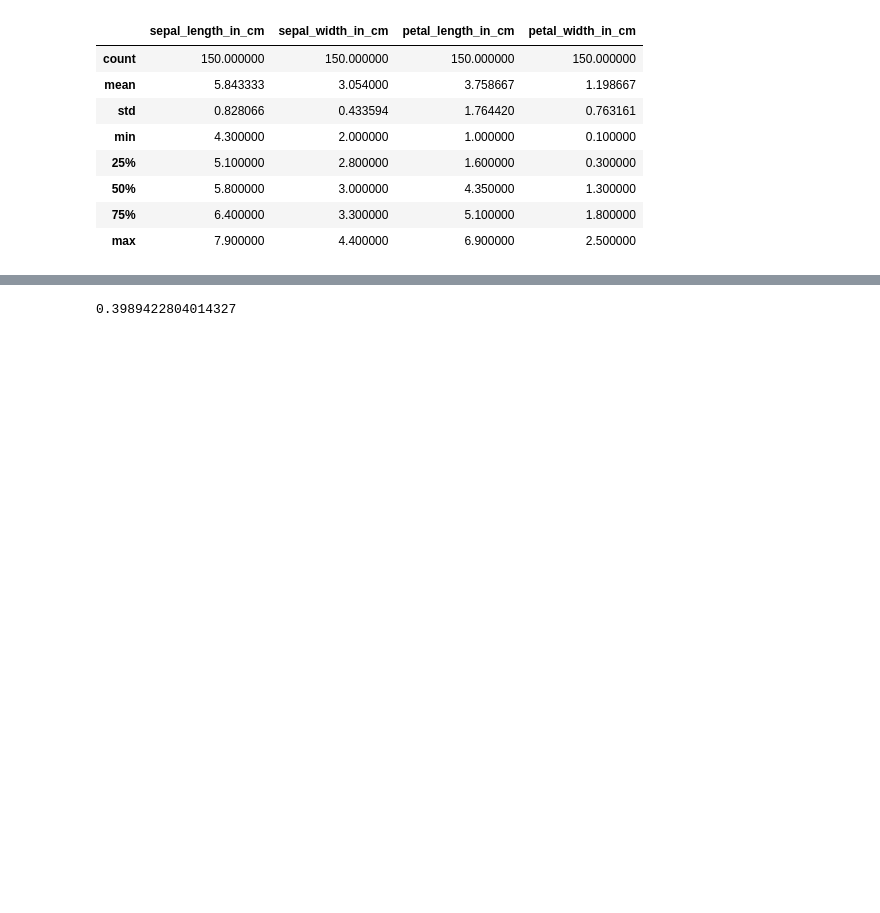
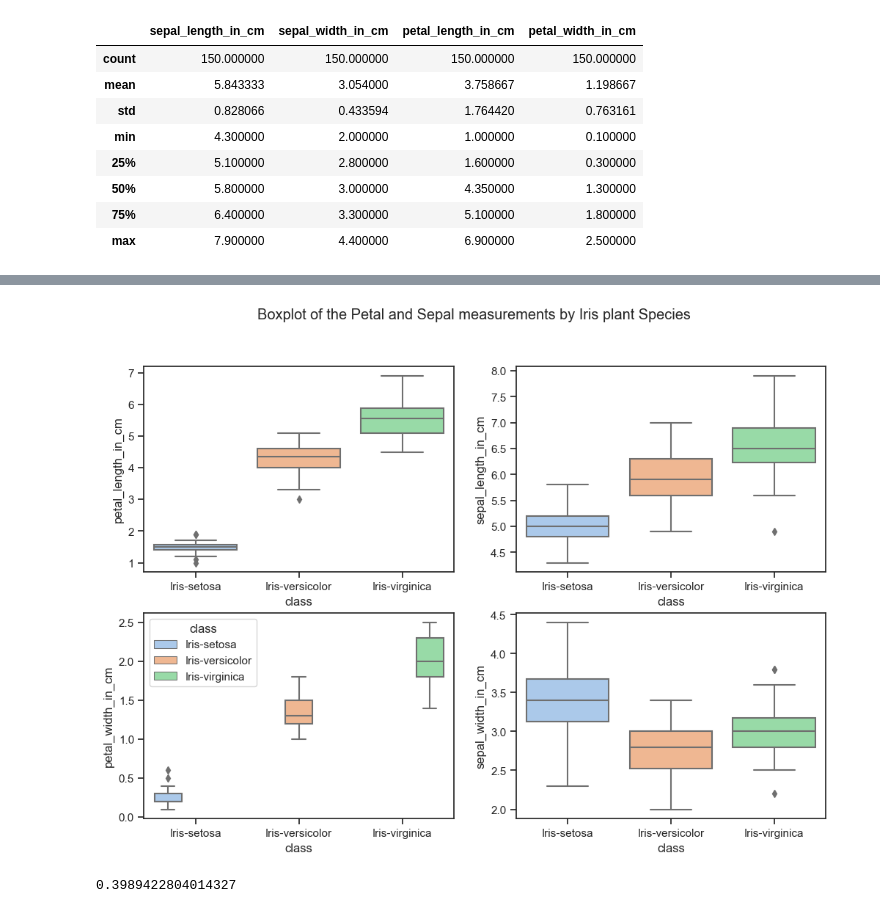
Before and after one commit to emma2d/Fundamentals_of_DA, a Jupyter notebook: project.ipynb, the cells around one changed output, grey strips where cells are left out. Saved outputs shown, nothing was run; the diff lists cells and outputs as text; code cells hidden in the pictures; blank space fills up the shorter version.

```diff
--- a/project.ipynb
+++ b/project.ipynb
@@ -83,3 +136,15 @@ iris_data.describe()
+# %%
+sns.set(style="ticks", palette="pastel")
+f, axes = plt.subplots(2, 2, sharey=False, figsize=(12, 8))
+
+sns.boxplot(x= "class", y= "sepal_length_in_cm", data=iris_data, ax=axes[0,1])
+sns.boxplot(x= "class", y= "sepal_width_in_cm", data=iris_data, ax=axes[1,1])
+sns.boxplot(x= "class", y= "petal_length_in_cm", data=iris_data, ax=axes[0,0])
+sns.boxplot(x= "class", y= "petal_width_in_cm", hue = "class", data=iris_data, ax=axes[1,0])
+f.suptitle("Boxplot of the Petal and Sepal measurements by Iris plant Species")
+plt.show()
+# %% [output]
+[figure, added]
 # %%
 def normal_pdf(x, mu=0.0, sigma=1.0):
   # Answer: A*B.
```
Also changed, not shown: parts of 18 cells of this notebook.
